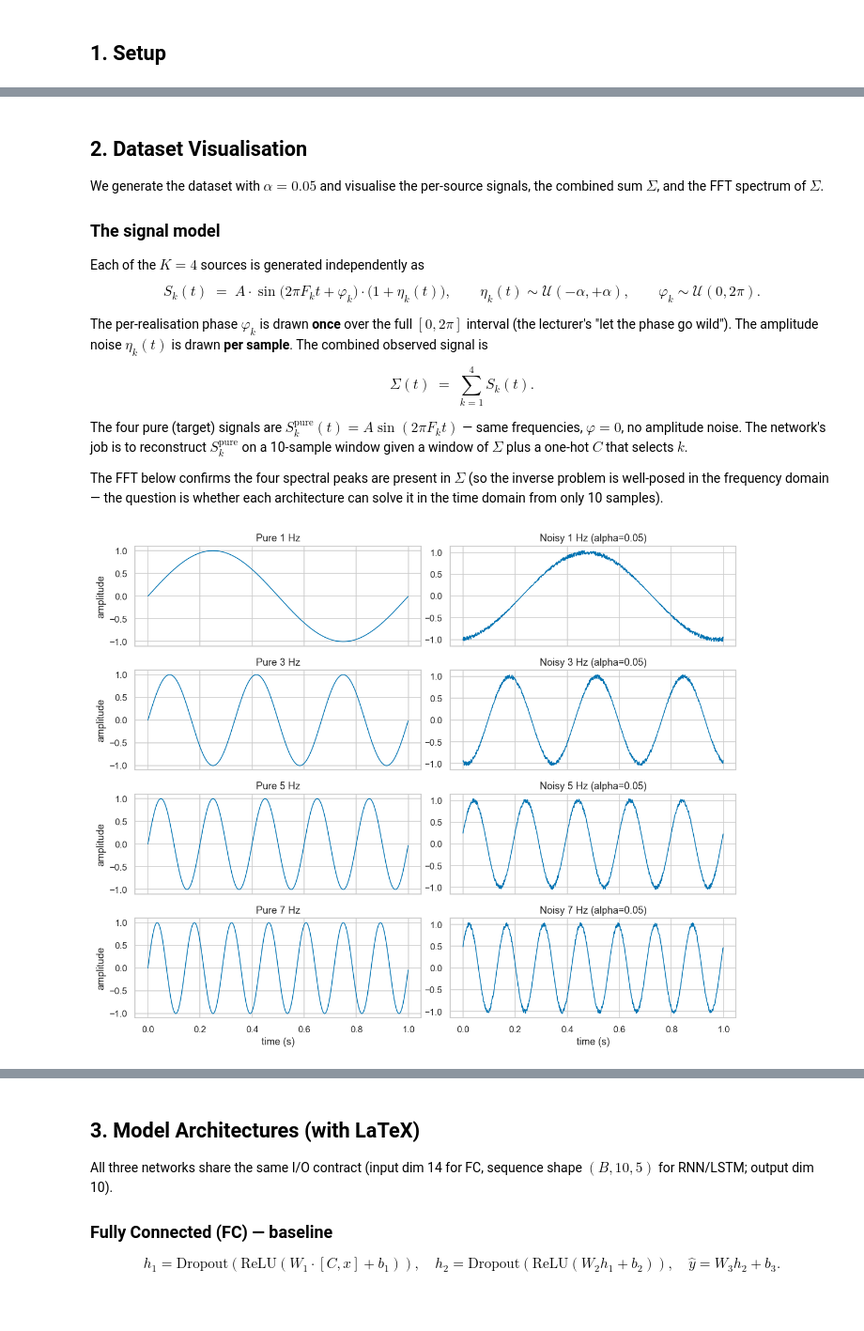
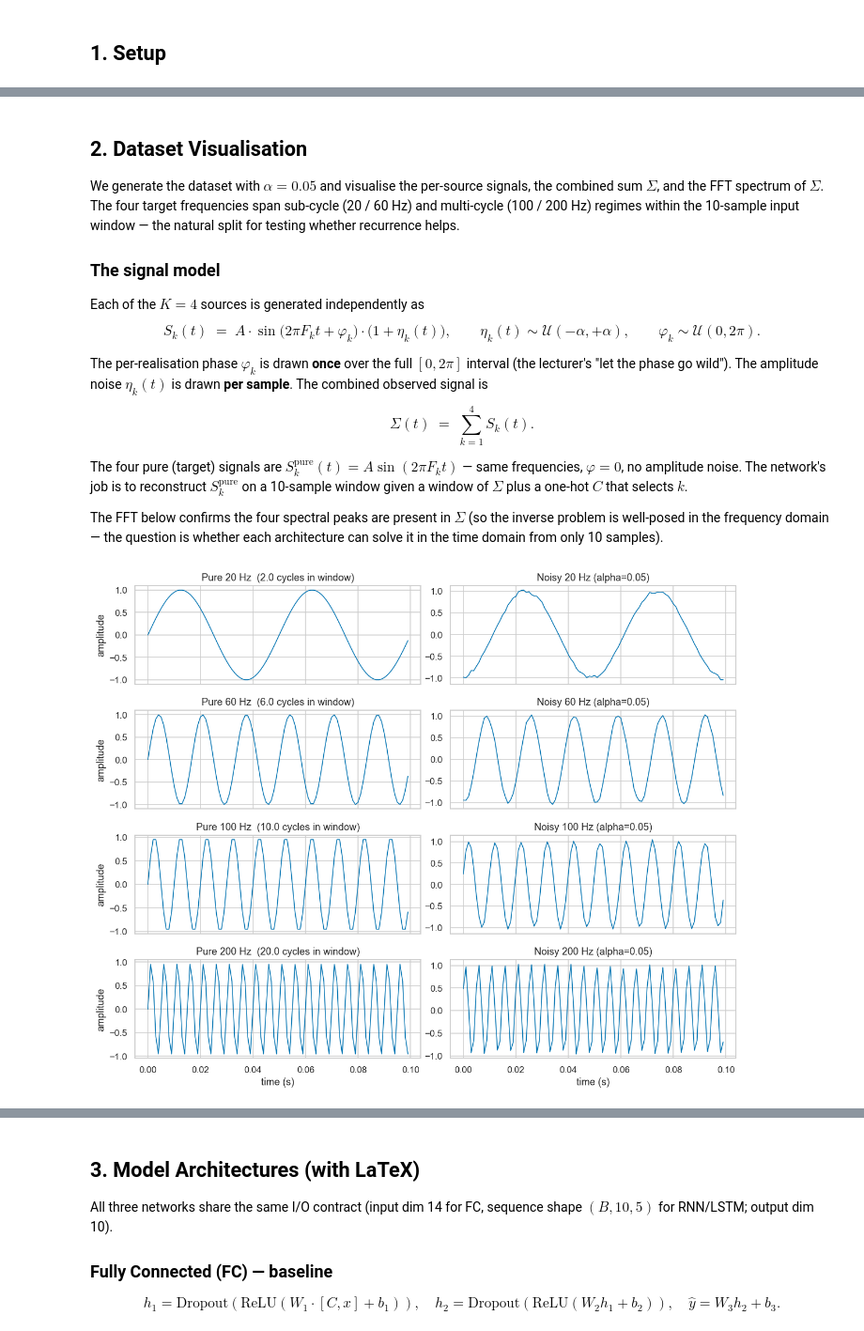
Before and after one commit to salah-dev-stu/uoh-sqak-ex01, a Jupyter notebook: notebooks/analysis.ipynb, the cells around one changed output, grey strips where cells are left out. Shown at 94% size. Drawn from its saved outputs; the diff is of its cells as text; code cells hidden in the pictures; blank space fills up the shorter version.

```diff
--- a/notebooks/analysis.ipynb
+++ b/notebooks/analysis.ipynb
@@ -51,7 +51,7 @@ registered architectures: ['fc', 'lstm', 'rnn']
 # %% [markdown]
 ## 2. Dataset Visualisation
 
-We generate the dataset with $\alpha = 0.05$ and visualise the per-source signals, the combined sum $\Sigma$, and the FFT spectrum of $\Sigma$.
+We generate the dataset with $\alpha = 0.05$ and visualise the per-source signals, the combined sum $\Sigma$, and the FFT spectrum of $\Sigma$. The four target frequencies span sub-cycle (20 / 60 Hz) and multi-cycle (100 / 200 Hz) regimes within the 10-sample input window — the natural split for testing whether recurrence helps.
 
 ### The signal model
 Each of the $K = 4$ sources is generated independently as
@@ -74,24 +74,26 @@ The FFT below confirms the four spectral peaks are present in $\Sigma$ (so the i
 # %%
 ALPHA_VIS = 0.05
 raw_path = REPO / 'data' / 'raw' / f'dataset_alpha{ALPHA_VIS:.3f}_seed42.npz'
 if not raw_path.exists():
     sdk.generate_dataset(alpha=ALPHA_VIS, seed=42)
 raw = np.load(raw_path)
 fs = sdk.get_config()['dataset']['sampling_rate_hz']
 t = np.arange(raw['combined_sigma'].shape[0]) / fs
+T_VIS = 100  # samples (100 ms) — clean resolution for both 20 Hz and 200 Hz
 fig, axes = plt.subplots(4, 2, figsize=(11, 9), sharex=True)
 for i, f in enumerate(FIXED_FREQUENCIES_HZ):
-    axes[i, 0].plot(t[:1000], raw[f'pure_{f}hz'][:1000], lw=1)
-    axes[i, 0].set_title(f'Pure {f} Hz')
+    cycles = f * T_VIS / fs
+    axes[i, 0].plot(t[:T_VIS], raw[f'pure_{f}hz'][:T_VIS], lw=1)
+    axes[i, 0].set_title(f'Pure {f} Hz  ({cycles:.1f} cycles in window)')
     axes[i, 0].set_ylabel('amplitude')
-    axes[i, 1].plot(t[:1000], raw[f'noisy_{f}hz'][:1000], lw=1)
+    axes[i, 1].plot(t[:T_VIS], raw[f'noisy_{f}hz'][:T_VIS], lw=1)
     axes[i, 1].set_title(f'Noisy {f} Hz (alpha={ALPHA_VIS})')
 axes[-1, 0].set_xlabel('time (s)')
 axes[-1, 1].set_xlabel('time (s)')
 fig.tight_layout()
 fig.savefig(FIGS / 'dataset_components.png', dpi=150, bbox_inches='tight')
 plt.show()
 # %% [output]
-[figure, old version]
+[figure, new version]
 # %%
 fig, (ax1, ax2) = plt.subplots(1, 2, figsize=(12, 4))
```
Also changed, not shown: parts of 12 cells of this notebook.
